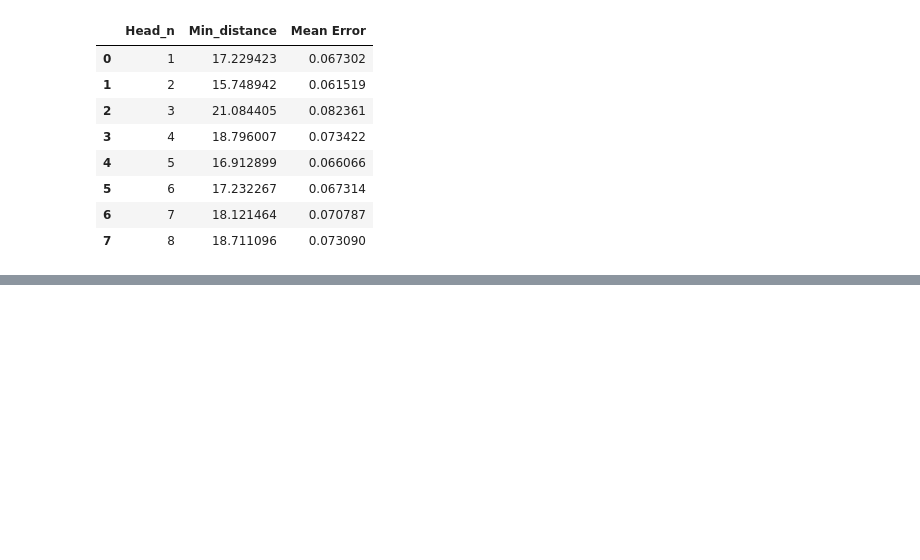
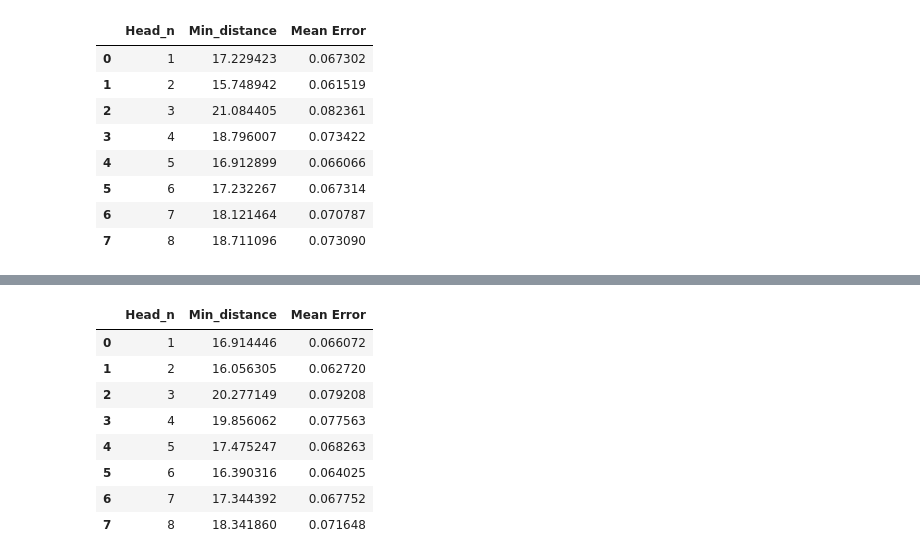
Before and after one commit to EddieConti/Master-Thesis-UB, a Jupyter notebook: code experiments/Attn_approx.ipynb, the cells around one changed output, grey strips where cells are left out. Saved outputs shown, nothing was run; the diff lists cells and outputs as text; code cells hidden in the pictures; blank space fills up the shorter version.

```diff
--- a/code experiments/Attn_approx.ipynb
+++ b/code experiments/Attn_approx.ipynb
@@ -293,0 +511,24 @@ display(df)
+# %%
+best_distances=[]
+mean_error=[]
+for i, matrix in enumerate(loaded_matrix_list):
+    best_matrix, best_distance, best_params = grid_search_distances(matrix)
+    print("\nMinimum Distance:", best_distance)
+    best_distances.append(best_distance)
+    mean_error.append(best_distance/256) # we divide by the number of elements--> 16*16
+    print("Best parameters (coeff_d, coeff_v, coeff_sp):")
+    print(best_params)
+# %%
+d = {'Head_n': np.arange(8)+1, 'Min_distance': best_distances, 'Mean Error':mean_error}
+df = pd.DataFrame(data=d)
+display(df)
+# %% [output]
+|  | Head_n | Min_distance | Mean Error |
+| 0 | 1 | 16.914446 | 0.066072 |
+| 1 | 2 | 16.056305 | 0.062720 |
+| 2 | 3 | 20.277149 | 0.079208 |
+| 3 | 4 | 19.856062 | 0.077563 |
+| 4 | 5 | 17.475247 | 0.068263 |
+| 5 | 6 | 16.390316 | 0.064025 |
+| 6 | 7 | 17.344392 | 0.067752 |
+| 7 | 8 | 18.341860 | 0.071648 |
```
Also changed, not shown: parts of 13 cells of this notebook, 2 other files.
